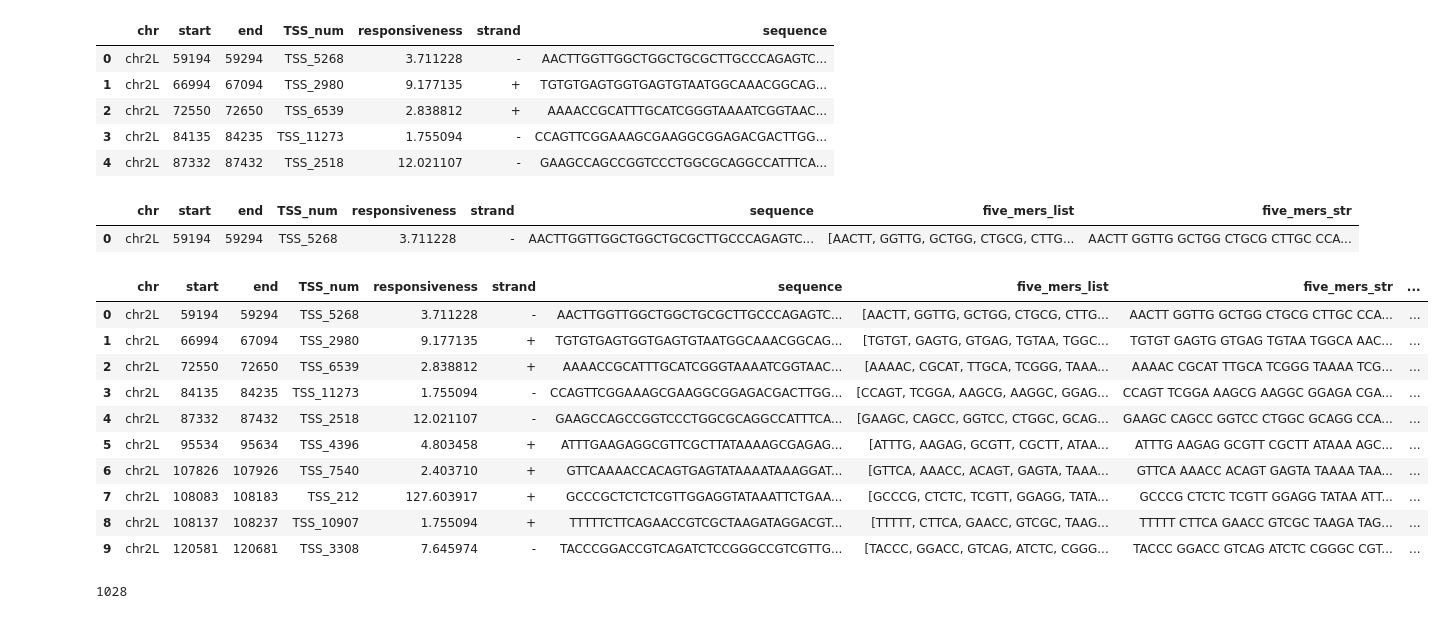
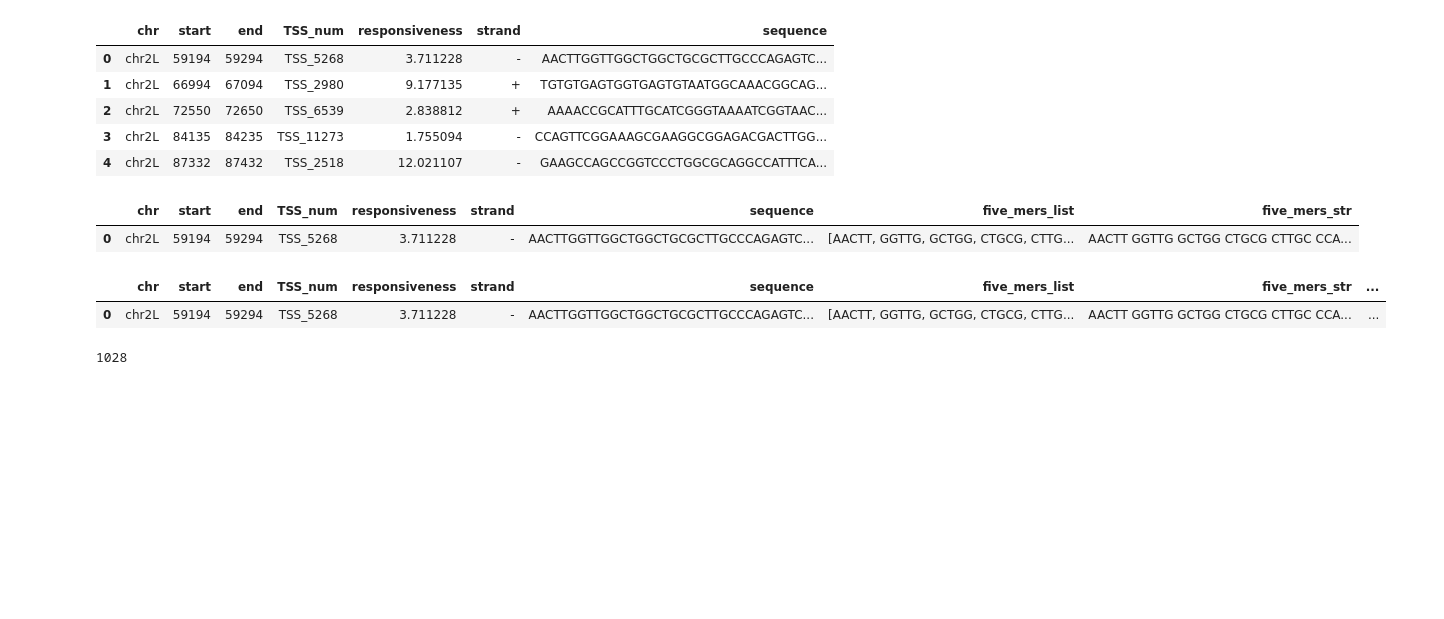
Before and after one commit to mahmadza/didactic-octo-fortnight, a Jupyter notebook: file0.ipynb, the cells around one changed output. Drawn from its saved outputs; the diff is of its cells as text; code cells hidden in the pictures; blank space fills up the shorter version.

```diff
--- a/file0.ipynb
+++ b/file0.ipynb
@@ -140,19 +140,10 @@ class AutoId:
 encoding = AutoId()
 df_eTSS['five_mers_tokens']=df_eTSS['five_mers_list'].map(encoding.get_list)
 # %%
-df_eTSS.head(10)
+df_eTSS.head(1)
 # %% [output]
 |  | chr | start | end | TSS_num | responsiveness | strand | sequence | five_mers_list | five_mers_str | ... |
 | 0 | chr2L | 59194 | 59294 | TSS_5268 | 3.711228 | - | AACTTGGTTGGCTGGCTGCGCTTGCCCAGAGTC... | [AACTT, GGTTG, GCTGG, CTGCG, CTTG... | AACTT GGTTG GCTGG CTGCG CTTGC CCA... | ... |
-| 1 | chr2L | 66994 | 67094 | TSS_2980 | 9.177135 | + | TGTGTGAGTGGTGAGTGTAATGGCAAACGGCAG... | [TGTGT, GAGTG, GTGAG, TGTAA, TGGC... | TGTGT GAGTG GTGAG TGTAA TGGCA AAC... | ... |
-| 2 | chr2L | 72550 | 72650 | TSS_6539 | 2.838812 | + | AAAACCGCATTTGCATCGGGTAAAATCGGTAAC... | [AAAAC, CGCAT, TTGCA, TCGGG, TAAA... | AAAAC CGCAT TTGCA TCGGG TAAAA TCG... | ... |
-| 3 | chr2L | 84135 | 84235 | TSS_11273 | 1.755094 | - | CCAGTTCGGAAAGCGAAGGCGGAGACGACTTGG... | [CCAGT, TCGGA, AAGCG, AAGGC, GGAG... | CCAGT TCGGA AAGCG AAGGC GGAGA CGA... | ... |
-| 4 | chr2L | 87332 | 87432 | TSS_2518 | 12.021107 | - | GAAGCCAGCCGGTCCCTGGCGCAGGCCATTTCA... | [GAAGC, CAGCC, GGTCC, CTGGC, GCAG... | GAAGC CAGCC GGTCC CTGGC GCAGG CCA... | ... |
-| 5 | chr2L | 95534 | 95634 | TSS_4396 | 4.803458 | + | ATTTGAAGAGGCGTTCGCTTATAAAAGCGAGAG... | [ATTTG, AAGAG, GCGTT, CGCTT, ATAA... | ATTTG AAGAG GCGTT CGCTT ATAAA AGC... | ... |
-| 6 | chr2L | 107826 | 107926 | TSS_7540 | 2.403710 | + | GTTCAAAACCACAGTGAGTATAAAATAAAGGAT... | [GTTCA, AAACC, ACAGT, GAGTA, TAAA... | GTTCA AAACC ACAGT GAGTA TAAAA TAA... | ... |
-| 7 | chr2L | 108083 | 108183 | TSS_212 | 127.603917 | + | GCCCGCTCTCTCGTTGGAGGTATAAATTCTGAA... | [GCCCG, CTCTC, TCGTT, GGAGG, TATA... | GCCCG CTCTC TCGTT GGAGG TATAA ATT... | ... |
-| 8 | chr2L | 108137 | 108237 | TSS_10907 | 1.755094 | + | TTTTTCTTCAGAACCGTCGCTAAGATAGGACGT... | [TTTTT, CTTCA, GAACC, GTCGC, TAAG... | TTTTT CTTCA GAACC GTCGC TAAGA TAG... | ... |
-| 9 | chr2L | 120581 | 120681 | TSS_3308 | 7.645974 | - | TACCCGGACCGTCAGATCTCCGGGCCGTCGTTG... | [TACCC, GGACC, GTCAG, ATCTC, CGGG... | TACCC GGACC GTCAG ATCTC CGGGC CGT... | ... |
 # %%
 len(encoding.di)
 # %% [output]
```
Also changed, not shown: parts of 6 cells of this notebook.
